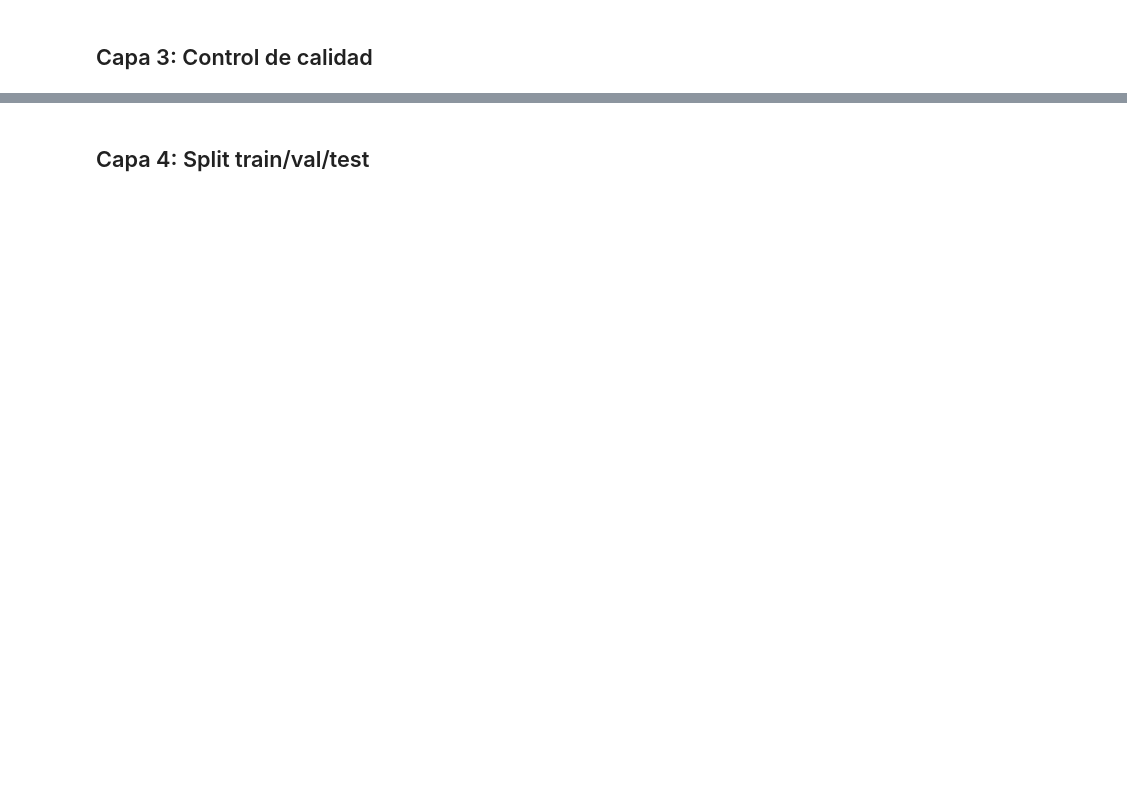
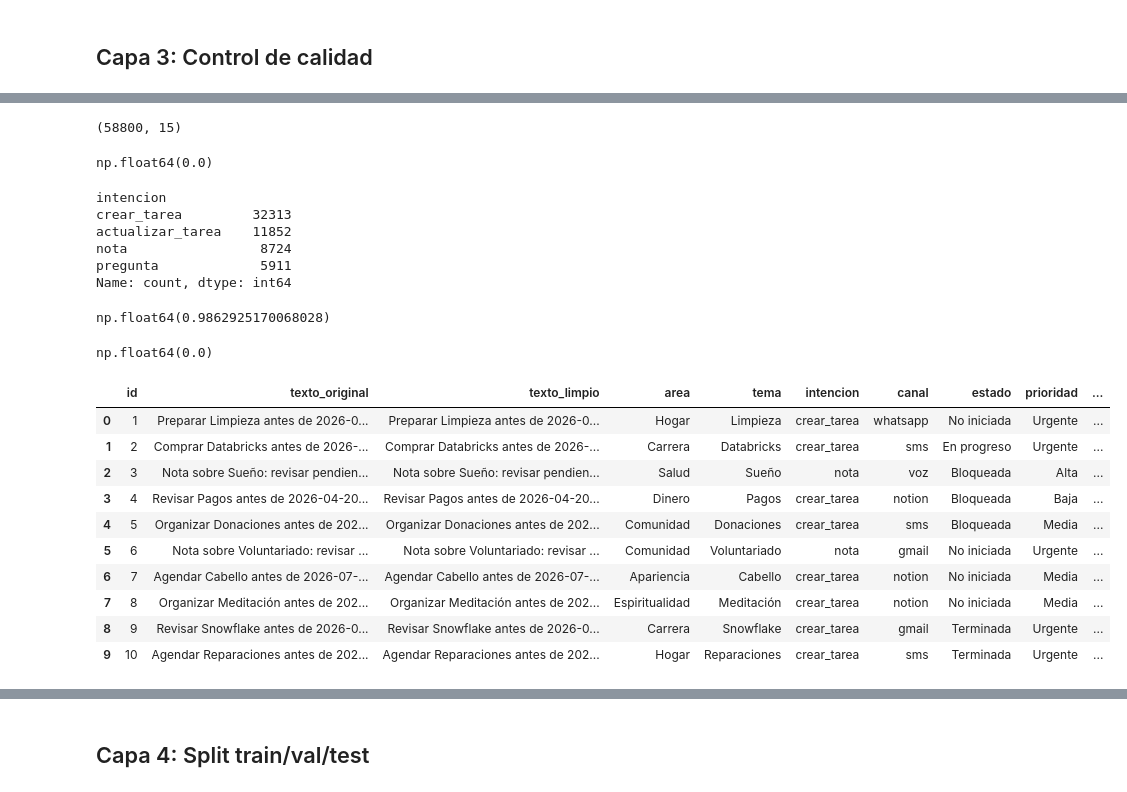
Before and after one commit to Marielle-Machado28/NoetIA, a Jupyter notebook: noetai-eda/eda_noetai.ipynb, the cells around one changed output, grey strips where cells are left out. Drawn from its saved outputs; the diff is of its cells as text; code cells hidden in the pictures; blank space fills up the shorter version.

```diff
--- a/noetai-eda/eda_noetai.ipynb
+++ b/noetai-eda/eda_noetai.ipynb
@@ -1168,0 +1325,41 @@ ESTANDARIZADO: {'texto_estandar': 'Mejorar en Detalles', 'tipo_detectado': 'preg
+# %%
+df_capa2 = pd.read_csv(out_path)
+# %%
+df_capa2.shape
+# %% [output]
+(58800, 15)
+# %%
+df_capa2["inventado"].mean()
+# %% [output]
+np.float64(0.0)
+# %%
+df_capa2["intencion"].value_counts()
+# %% [output]
+intencion
+crear_tarea         32313
+actualizar_tarea    11852
+nota                 8724
+pregunta             5911
+Name: count, dtype: int64
+# %%
+df_capa2["texto_estandar"].isna().mean()
+# %% [output]
+np.float64(0.9862925170068028)
+# %%
+df_capa2["texto_limpio"].isna().mean()
+# %% [output]
+np.float64(0.0)
+# %%
+df_capa2.head(10)
+# %% [output]
+|  | id | texto_original | texto_limpio | area | tema | intencion | canal | estado | prioridad | ... |
+| 0 | 1 | Preparar Limpieza antes de 2026-0... | Preparar Limpieza antes de 2026-0... | Hogar | Limpieza | crear_tarea | whatsapp | No iniciada | Urgente | ... |
+| 1 | 2 | Comprar Databricks antes de 2026-... | Comprar Databricks antes de 2026-... | Carrera | Databricks | crear_tarea | sms | En progreso | Urgente | ... |
+| 2 | 3 | Nota sobre Sueño: revisar pendien... | Nota sobre Sueño: revisar pendien... | Salud | Sueño | nota | voz | Bloqueada | Alta | ... |
+| 3 | 4 | Revisar Pagos antes de 2026-04-20... | Revisar Pagos antes de 2026-04-20... | Dinero | Pagos | crear_tarea | notion | Bloqueada | Baja | ... |
+| 4 | 5 | Organizar Donaciones antes de 202... | Organizar Donaciones antes de 202... | Comunidad | Donaciones | crear_tarea | sms | Bloqueada | Media | ... |
+| 5 | 6 | Nota sobre Voluntariado: revisar ... | Nota sobre Voluntariado: revisar ... | Comunidad | Voluntariado | nota | gmail | No iniciada | Urgente | ... |
+| 6 | 7 | Agendar Cabello antes de 2026-07-... | Agendar Cabello antes de 2026-07-... | Apariencia | Cabello | crear_tarea | notion | No iniciada | Media | ... |
+| 7 | 8 | Organizar Meditación antes de 202... | Organizar Meditación antes de 202... | Espiritualidad | Meditación | crear_tarea | notion | No iniciada | Media | ... |
+| 8 | 9 | Revisar Snowflake antes de 2026-0... | Revisar Snowflake antes de 2026-0... | Carrera | Snowflake | crear_tarea | gmail | Terminada | Urgente | ... |
+| 9 | 10 | Agendar Reparaciones antes de 202... | Agendar Reparaciones antes de 202... | Hogar | Reparaciones | crear_tarea | sms | Terminada | Urgente | ... |
```
Also changed, not shown: parts of 71 cells of this notebook, 4 other files.
